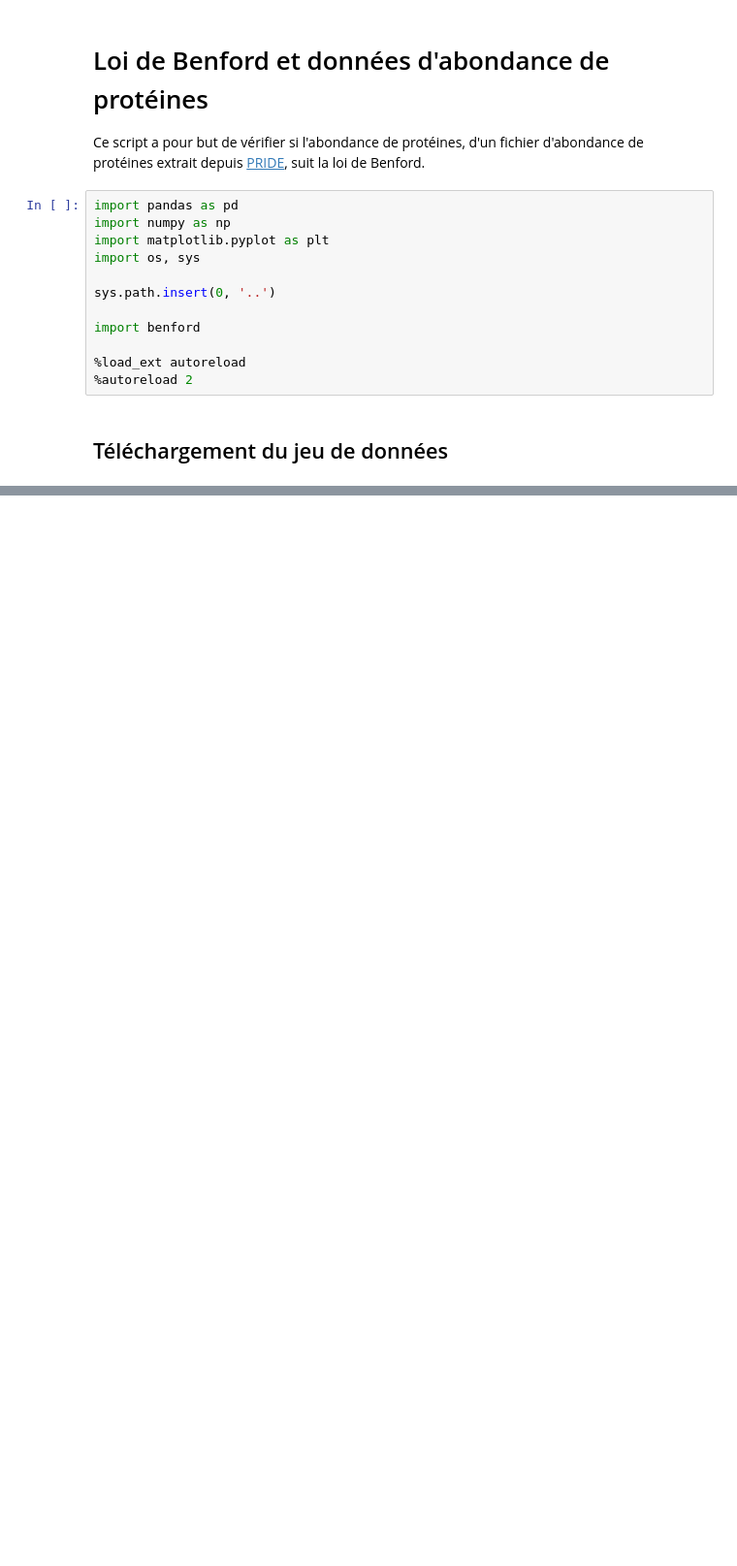
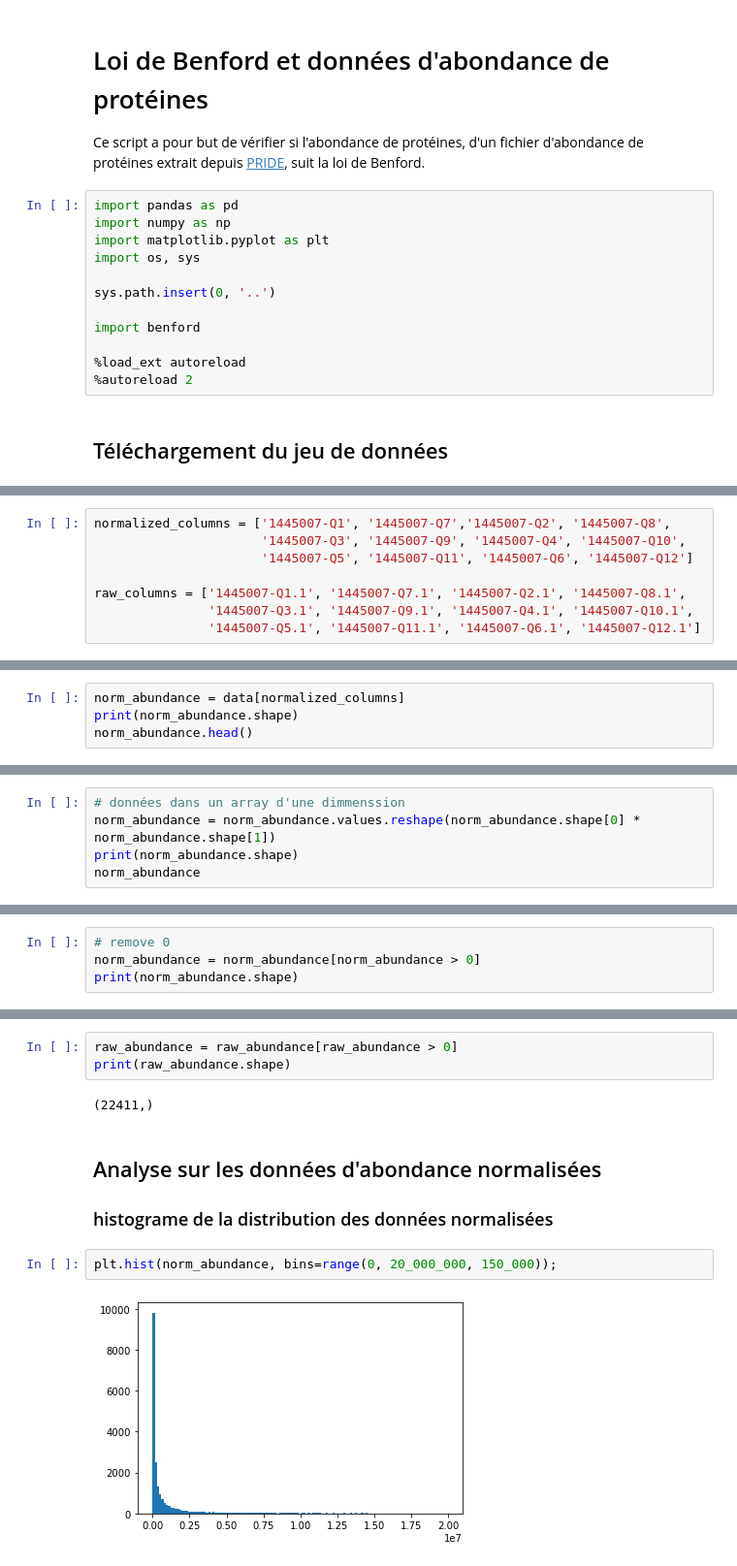
Before and after one commit to pierrepo/benford-law, a Jupyter notebook: data_abundance_analysis/Cglabrata_abundance.ipynb, the cells around one changed output, grey strips where cells are left out. Shown at 97% size. Saved outputs shown, nothing was run; the diff lists cells and outputs as text; blank space fills up the shorter version.

```diff
--- a/data_abundance_analysis/Cglabrata_abundance.ipynb
+++ b/data_abundance_analysis/Cglabrata_abundance.ipynb
@@ -31,0 +54,8 @@ Saving to: '1445007-Cglabrata-QUANTI.csv'
+# %%
+normalized_columns = ['1445007-Q1', '1445007-Q7','1445007-Q2', '1445007-Q8',
+                      '1445007-Q3', '1445007-Q9', '1445007-Q4', '1445007-Q10',
+                      '1445007-Q5', '1445007-Q11', '1445007-Q6', '1445007-Q12']
+
+raw_columns = ['1445007-Q1.1', '1445007-Q7.1', '1445007-Q2.1', '1445007-Q8.1',
+               '1445007-Q3.1', '1445007-Q9.1', '1445007-Q4.1', '1445007-Q10.1',
+               '1445007-Q5.1', '1445007-Q11.1', '1445007-Q6.1', '1445007-Q12.1']
@@ -31,0 +77,4 @@ Saving to: '1445007-Cglabrata-QUANTI.csv'
+# %%
+norm_abundance = data[normalized_columns]
+print(norm_abundance.shape)
+norm_abundance.head()
@@ -31,0 +89,5 @@ Saving to: '1445007-Cglabrata-QUANTI.csv'
+# %%
+# données dans un array d'une dimmenssion
+norm_abundance = norm_abundance.values.reshape(norm_abundance.shape[0] * norm_abundance.shape[1])
+print(norm_abundance.shape)
+norm_abundance
@@ -31,0 +98,4 @@ Saving to: '1445007-Cglabrata-QUANTI.csv'
+# %%
+# remove 0
+norm_abundance = norm_abundance[norm_abundance > 0]
+print(norm_abundance.shape)
@@ -31,0 +127,12 @@ Saving to: '1445007-Cglabrata-QUANTI.csv'
+# %%
+raw_abundance = raw_abundance[raw_abundance > 0]
+print(raw_abundance.shape)
+# %% [output]
+(22411,)
+# %% [markdown]
+## Analyse sur les données d'abondance normalisées
+### histograme de la distribution des données normalisées
+# %%
+plt.hist(norm_abundance, bins=range(0, 20_000_000, 150_000));
+# %% [output]
+[figure, added]
```
Also changed, not shown: parts of 44 cells of this notebook, 1 other file.
